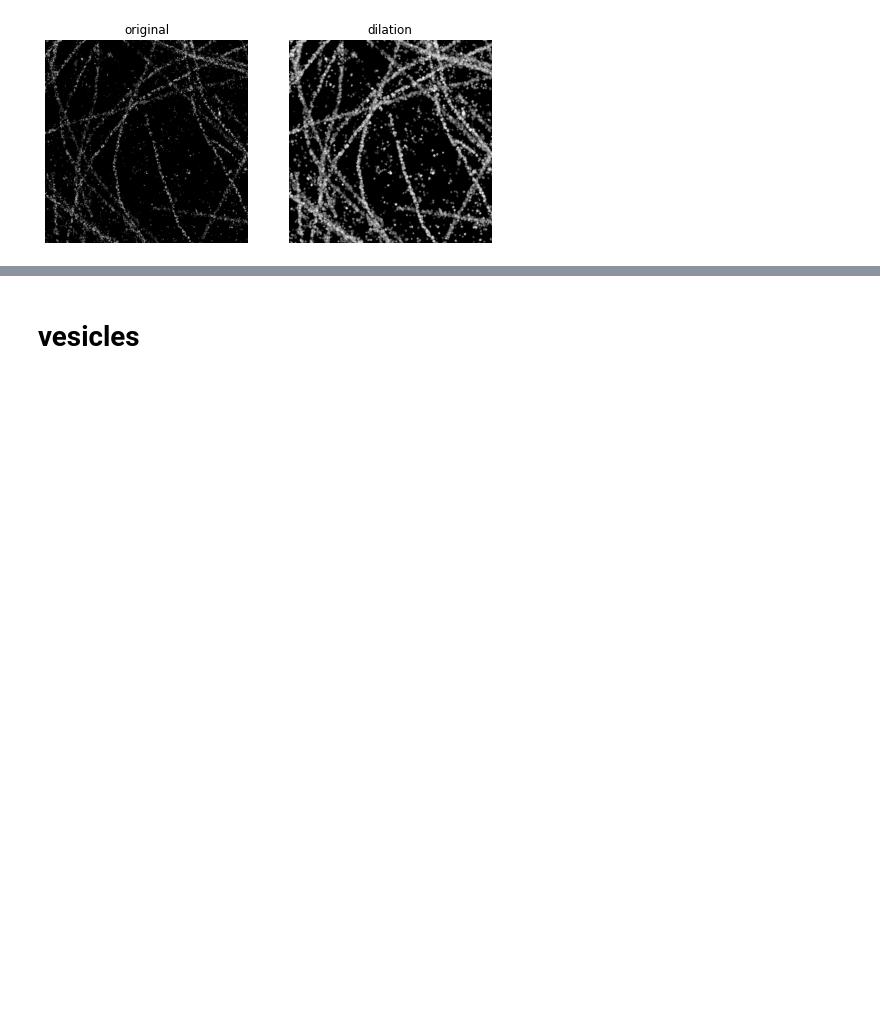
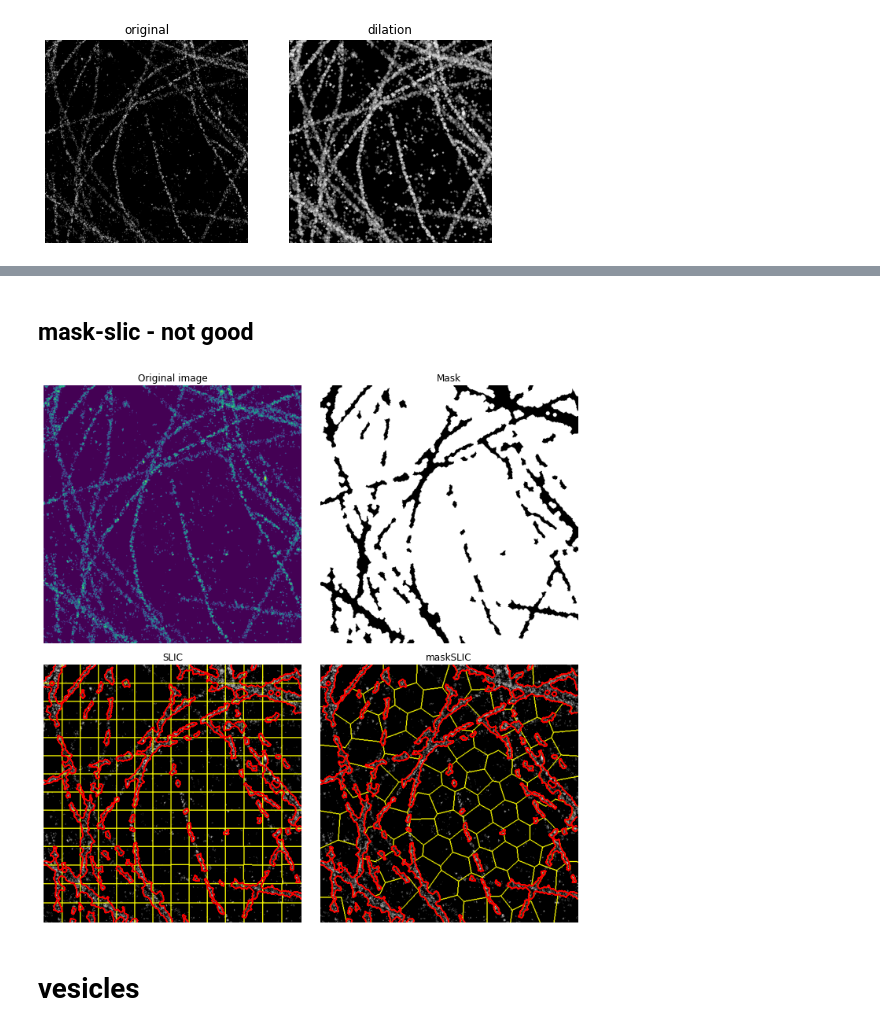
Before and after one commit to androbaza/smlm-seg, a Jupyter notebook: SMLM_image_preprocessing.ipynb, the cells around one changed output, grey strips where cells are left out. Cells and saved outputs as stored; diff of their text form; code cells hidden in the pictures; blank space fills up the shorter version.

```diff
--- a/SMLM_image_preprocessing.ipynb
+++ b/SMLM_image_preprocessing.ipynb
@@ -142,3 +210,57 @@ plot_comparison(orig_phantom, dilated, 'dilation')
+# %% [markdown]
+## mask-slic - not good
+# %%
+# !pip install skimage
+# import skimage
+import matplotlib.pyplot as plt
+from skimage import data, io
+from skimage import color
+from skimage import morphology
+from skimage import segmentation
+
+# Input data
+# img = data.immunohistochemistry()
+img = skimage.io.imread("/content/drive/MyDrive/MMsegmentation-data/ANNA-PALM/mask-comp/1-m.png", as_gray=1)
+# Compute a mask
+lum = color.rgb2gray(img)
+mask = morphology.remove_small_holes(
+    morphology.remove_small_objects(
+        lum < 0.1, 50),
+    50)
+
+mask = morphology.opening(mask, morphology.disk(4))
+
+# SLIC result
+slic = segmentation.slic(img, n_segments=200, start_label=1)
+
+# maskSLIC result
+m_slic = segmentation.slic(img, n_segments=100, mask=mask, start_label=1)
+
+# Display result
+fig, ax_arr = plt.subplots(2, 2, sharex=True, sharey=True, figsize=(10, 10))
+ax1, ax2, ax3, ax4 = ax_arr.ravel()
+
+ax1.imshow(img)
+ax1.set_title('Original image')
+
+ax2.imshow(mask, cmap='gray')
+ax2.set_title('Mask')
+
+ax3.imshow(segmentation.mark_boundaries(img, slic))
+ax3.contour(mask, colors='red', linewidths=1)
+ax3.set_title('SLIC')
+
+ax4.imshow(segmentation.mark_boundaries(img, m_slic))
+ax4.contour(mask, colors='red', linewidths=1)
+ax4.set_title('maskSLIC')
+
+for ax in ax_arr.ravel():
+    ax.set_axis_off()
+
+plt.tight_layout()
+plt.show()
+# %% [output]
+[figure, added]
 # %% [markdown]
 # vesicles
 # %%
```
Also changed, not shown: parts of 23 cells of this notebook.
